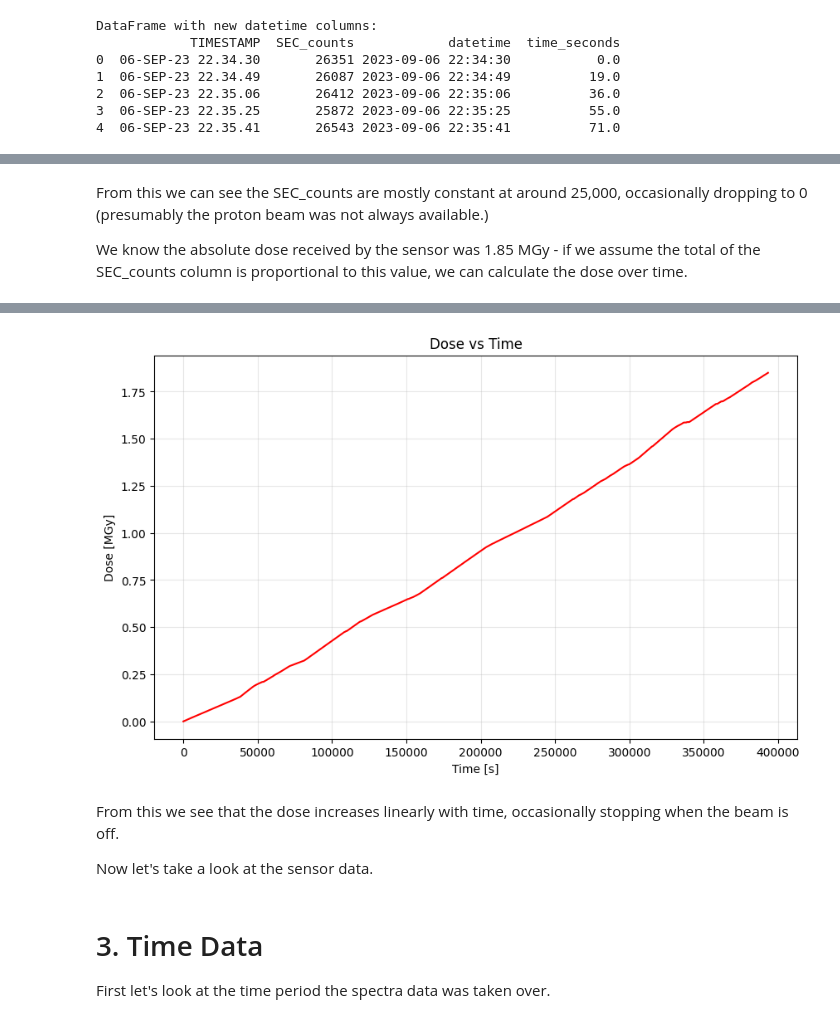
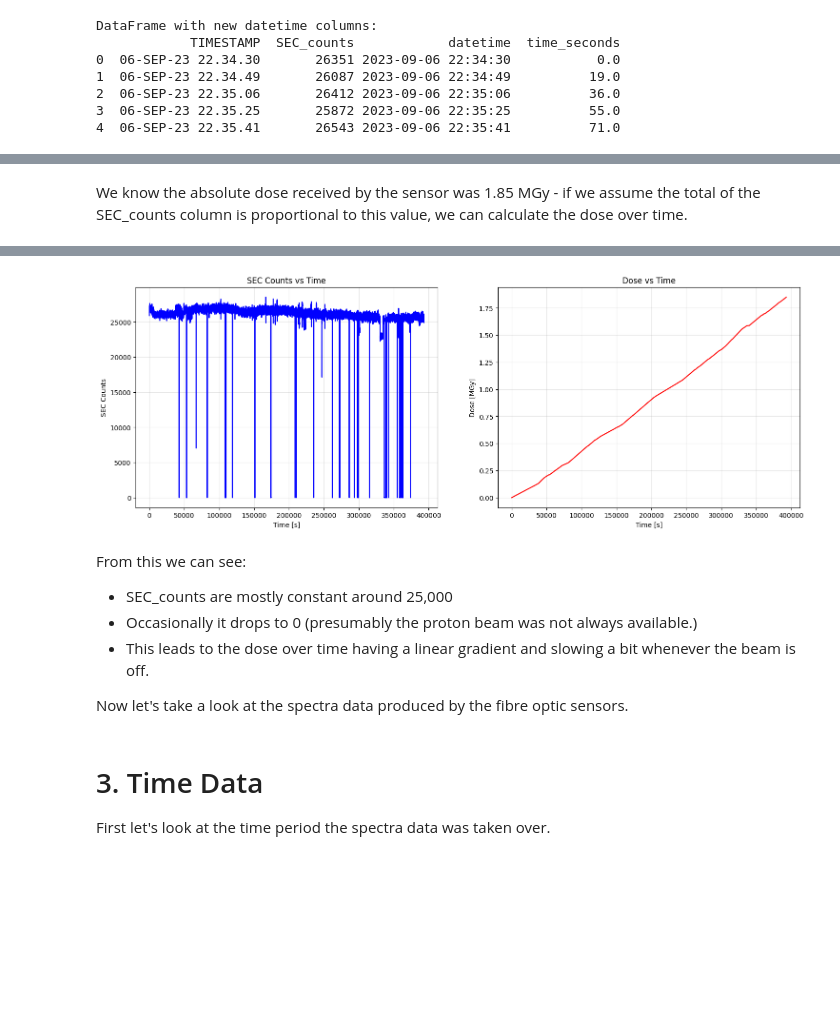
Before and after one commit to rsamconn/Fibre-optics-demo, a Jupyter notebook: fibre-demo.ipynb, the cells around one changed output, grey strips where cells are left out. Cells and saved outputs as stored; diff of their text form; code cells hidden in the pictures; blank space fills up the shorter version.

Commit message:
Did some cleanup of sections 1-3, looked into why the interpolated doses aren't matching the SEC dose rate (latter incomplete).

```diff
--- a/fibre-demo.ipynb
+++ b/fibre-demo.ipynb
@@ -152,6 +140,4 @@ plt.show()
 # %% [markdown]
-From this we can see the SEC_counts are mostly constant at around 25,000, occasionally dropping to 0 (presumably the proton beam was not always available.)
-
 We know the absolute dose received by the sensor was 1.85 MGy - if we assume the total of the SEC_counts column is proportional to this value, we can calculate the dose over time.
 # %%
 # Calculate the total SEC_counts
@@ -174,20 +160,30 @@ irradiation_df_clean.head()
 | 3 | 06-SEP-23 22.35.25 | 25872 | 2023-09-06 22:35:25 | 55.0 | 104722 | 0.000132 | 0.000245 |
 | 4 | 06-SEP-23 22.35.41 | 26543 | 2023-09-06 22:35:41 | 71.0 | 131265 | 0.000166 | 0.000307 |
 # %%
-# Plot dose vs time
-plt.figure(figsize=(10, 6))
-plt.plot(irradiation_df_clean['time_seconds'], irradiation_df_clean['dose_MGy'], linestyle='-', color='red')
-plt.xlabel('Time [s]')
-plt.ylabel('Dose [MGy]')
-plt.title('Dose vs Time')
-plt.grid(True, alpha=0.3)
+# Plot SEC_counts and dose-vs-time separate plots, side by side
+fig, axs = plt.subplots(1, 2, figsize=(18, 6))
+# Plot SEC_counts vs time
+axs[0].plot(irradiation_df_clean['time_seconds'], irradiation_df_clean['SEC_counts'], linestyle='-', color='blue')
+axs[0].set_xlabel('Time [s]')
+axs[0].set_ylabel('SEC Counts')
+axs[0].set_title('SEC Counts vs Time')
+axs[0].grid(True, alpha=0.3)
+# Plot dose-vs-time
+axs[1].plot(irradiation_df_clean['time_seconds'], irradiation_df_clean['dose_MGy'], linestyle='-', color='red')
+axs[1].set_xlabel('Time [s]')
+axs[1].set_ylabel('Dose [MGy]')
+axs[1].set_title('Dose vs Time')
+axs[1].grid(True, alpha=0.3)
 plt.show()
 # %% [output]
-[figure, old version]
+[figure, new version]
 # %% [markdown]
-From this we see that the dose increases linearly with time, occasionally stopping when the beam is off.
+From this we can see:
+- SEC_counts are mostly constant around 25,000
+- Occasionally it drops to 0 (presumably the proton beam was not always available.)
+- This leads to the dose over time having a linear gradient and slowing a bit whenever the beam is off.
 
-Now let's take a look at the sensor data.
+Now let's take a look at the spectra data produced by the fibre optic sensors.
 # %% [markdown]
 # 3. Time Data
 
```
Also changed, not shown: parts of 10 cells of this notebook.
